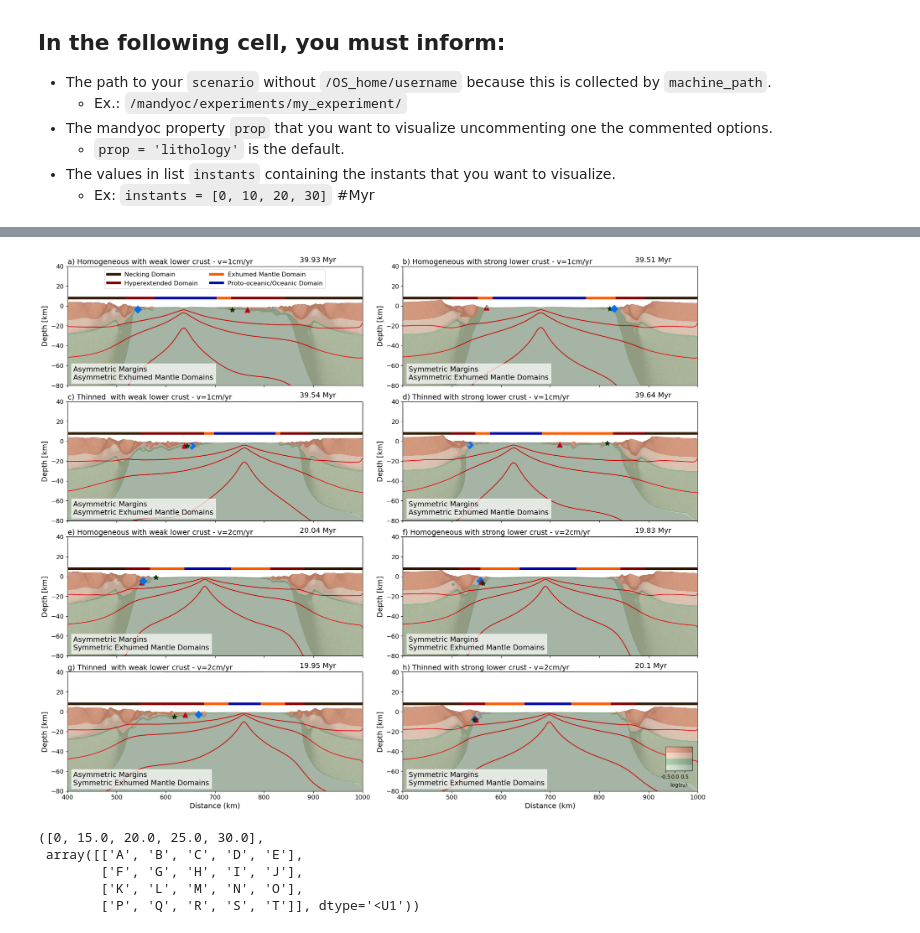
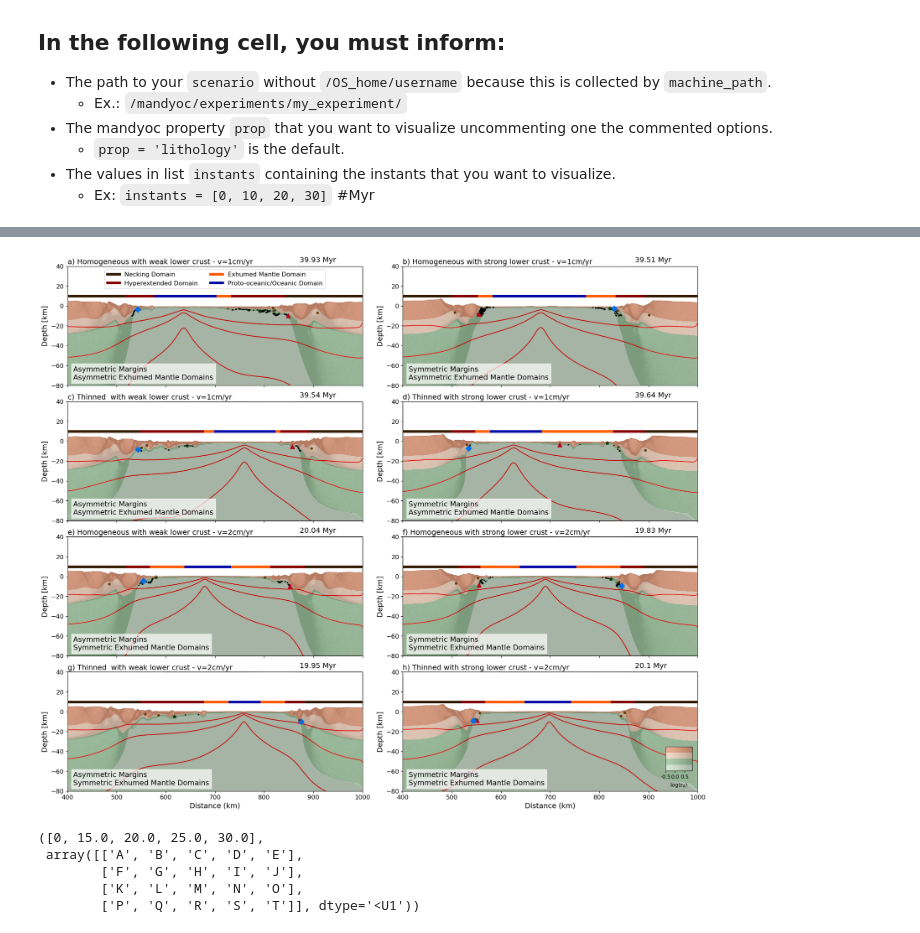
Before and after one commit to jopmas/scripts, a Jupyter notebook: rifting_article/plot_margin_symmetries_8x4.ipynb, the cells around one changed output, grey strips where cells are left out. Cells and saved outputs as stored; diff of their text form; code cells hidden in the pictures.

Commit message:
tracking asthenospheric particles working. Now I neet to try to correct the uplift effect on mandyoc plots in plot_property function

```diff
--- a/rifting_article/plot_margin_symmetries_8x4.ipynb
+++ b/rifting_article/plot_margin_symmetries_8x4.ipynb
@@ -467,6 +467,10 @@ idxs_aux = axs_idxs.reshape(int(len(scenarios)/2),2)
 
 xlims = [400, 1000]
 ylims = [-80, 40]
+topo_from_density = True
+# topo_from_density = False
+plot_other_particles = True
+# plot_other_particles = False
 
 for instant, dataset, trackdataset, ax_idx in zip(instants, datasets_list, trackdatasets_list, axs_idxs):
     idx = find_nearest(dataset.time, instant)
@@ -476,6 +480,7 @@ for instant, dataset, trackdataset, ax_idx in zip(instants, datasets_list, track
              fig,
              axs[ax_idx],
              plot_isotherms = plot_isotherms,
+             topo_from_density=topo_from_density,
              plot_particles = False,
              particle_size = 0.2,
              particle_marker = ".",
@@ -490,7 +495,7 @@ for instant, dataset, trackdataset, ax_idx in zip(instants, datasets_list, track
              # plot_melt = plot_melt,
              # melt_method = melt_method,
             )
-    plot_tracked_particles(trackdataset, axs[ax_idx], idx)
+    plot_tracked_particles(trackdataset, axs[ax_idx], idx,  plot_other_particles=plot_other_particles, color_other_particles='xkcd:black', size_other_particles=3)
 
 
 fsize = 14
@@ -546,7 +551,7 @@ def plot_rift_domains(ax, xnecking_left, xnecking_right, xhyper_left, xhyper_rig
     #Proto-oceanic/oceanic domain
     ax.plot(xoceanic, z_bar, color=color_oceanic, lw=lw, zorder=90) #left
 
-z_bar = [8, 8]
+z_bar = [10, 10]
 
 #Subplot A
 xneckingA_left = [400, 520]
@@ -635,35 +640,35 @@ plot_rift_domains(axs['E'], xneckingE_left, xneckingE_right, xhyperE_left, xhype
 plot_rift_domains(axs['F'], xneckingF_left, xneckingF_right, xhyperF_left, xhyperF_right, xexhumedF_left, xexhumedF_right, xoceanicF, z_bar)
 plot_rift_domains(axs['G'], xneckingG_left, xneckingG_right, xhyperG_left, xhyperG_right, xexhumedG_left, xexhumedG_right, xoceanicG, z_bar)
 plot_rift_domains(axs['H'], xneckingH_left, xneckingH_right, xhyperH_left, xhyperH_right, xexhumedH_left, xexhumedH_right, xoceanicH, z_bar)
 
 
 #Bars labels
 ax_loc = 'A'
 axs[ax_loc].plot([-100, -100], [-100, -100], '-', color=color_necking, lw=lw, zorder=90, label='Necking Domain')
 axs[ax_loc].plot([-100, -100], [-100, -100], '-', color=color_hyperextended, lw=lw, zorder=90, label='Hyperextended Domain')
 axs[ax_loc].plot([-100, -100], [-100, -100], '-', color=color_exhumed_mantle, lw=lw, zorder=90, label='Exhumed Mantle Domain')
 axs[ax_loc].plot([-100, -100], [-100, -100], '-', color=color_oceanic, lw=lw, zorder=90, label='Proto-oceanic/Oceanic Domain')
 axs[ax_loc].legend(loc='upper center', ncol=2, fontsize=12).set_zorder(90)
 
 # axs[ax_loc].text(0.02, 0.85, 'Necking Domain', transform=axs[ax_loc].transAxes, fontsize=14, color='xkcd:black', zorder=90)
 
 #Symmetry
 alpha=0.7
 axs['A'].text(0.02, 0.05, 'Asymmetric Margins\nAsymmetric Exhumed Mantle Domains', transform=axs['A'].transAxes, fontsize=14, color='xkcd:black', bbox=dict(facecolor='white', edgecolor='white', alpha=alpha), zorder=90)
 axs['B'].text(0.02, 0.05, 'Symmetric Margins\nAsymmetric Exhumed Mantle Domains', transform=axs['B'].transAxes, fontsize=14, color='xkcd:black', bbox=dict(facecolor='white', edgecolor='white', alpha=alpha), zorder=90)
 axs['C'].text(0.02, 0.05, 'Asymmetric Margins\nAsymmetric Exhumed Mantle Domains', transform=axs['C'].transAxes, fontsize=14, color='xkcd:black', bbox=dict(facecolor='white', edgecolor='white', alpha=alpha), zorder=90)
 axs['D'].text(0.02, 0.05, 'Symmetric Margins\nAsymmetric Exhumed Mantle Domains', transform=axs['D'].transAxes, fontsize=14, color='xkcd:black', bbox=dict(facecolor='white', edgecolor='white', alpha=alpha), zorder=90)
 
 axs['E'].text(0.02, 0.05, 'Asymmetric Margins\nSymmetric Exhumed Mantle Domains', transform=axs['E'].transAxes, fontsize=14, color='xkcd:black', bbox=dict(facecolor='white', edgecolor='white', alpha=alpha), zorder=90)
 axs['F'].text(0.02, 0.05, 'Symmetric Margins\nSymmetric Exhumed Mantle Domains', transform=axs['F'].transAxes, fontsize=14, color='xkcd:black', bbox=dict(facecolor='white', edgecolor='white', alpha=alpha), zorder=90)
 axs['G'].text(0.02, 0.05, 'Asymmetric Margins\nSymmetric Exhumed Mantle Domains', transform=axs['G'].transAxes, fontsize=14, color='xkcd:black', bbox=dict(facecolor='white', edgecolor='white', alpha=alpha), zorder=90)
 axs['H'].text(0.02, 0.05, 'Symmetric Margins\nSymmetric Exhumed Mantle Domains', transform=axs['H'].transAxes, fontsize=14, color='xkcd:black', bbox=dict(facecolor='white', edgecolor='white', alpha=alpha), zorder=90)
 
-figname = f"RHvsRT_symmetries_v1xv2_{prop}"
+figname = f"RHvsRT_symmetries_v1xv2_{prop}"#_TFD_{topo_from_density}"
 fig.savefig(f"figures/{figname}.png", dpi=200)
 fig.savefig(f"figures/{figname}.pdf", dpi=200)
 # %% [output]
-[figure, old version]
+[figure, new version]
 # %%
 instants, idxs_aux
 # %% [output]
```
Also changed, not shown: parts of 2 cells of this notebook, 30 other files.
